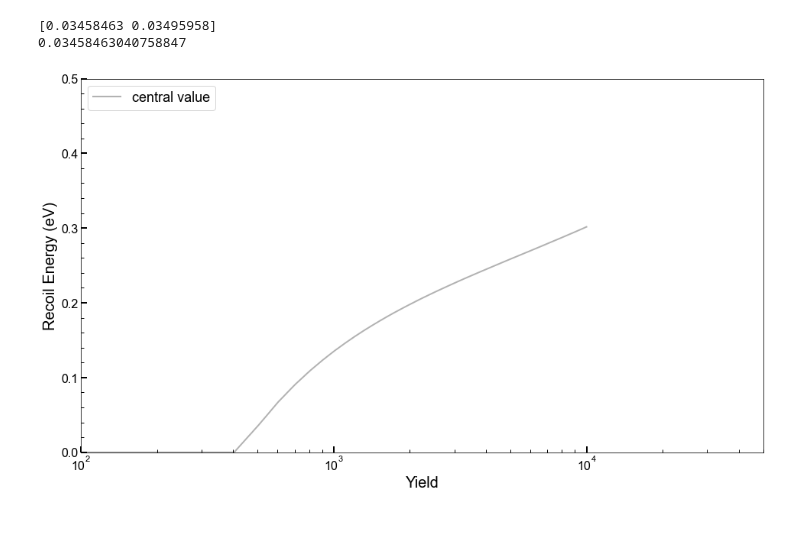
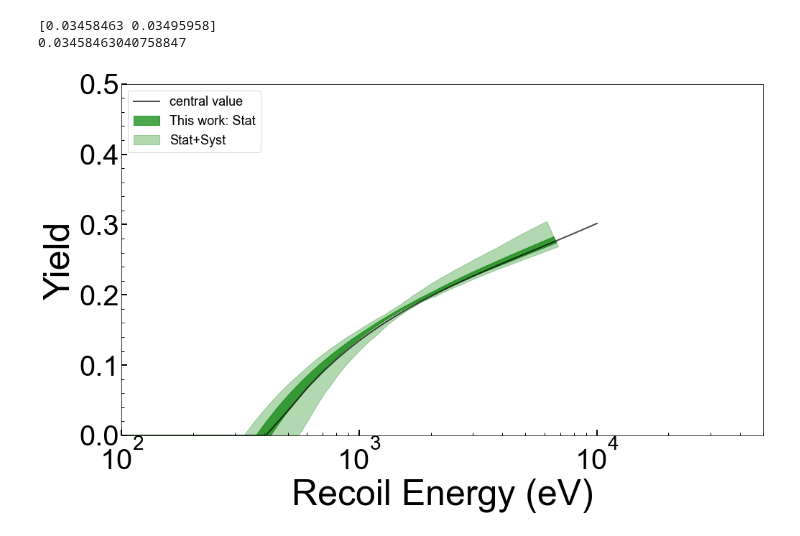
Before and after one commit to villano-lab/nrSiCap, a Jupyter notebook: 1-PRD_Figures/plot_final_yield.ipynb, the cells around one changed output. Cells and saved outputs as stored; diff of their text form; code cells hidden in the pictures.

Commit message:
[ANV] updated plot of final yield

```diff
--- a/1-PRD_Figures/plot_final_yield.ipynb
+++ b/1-PRD_Figures/plot_final_yield.ipynb
@@ -64,21 +66,32 @@ print(Yield.ySor(500,0.151,1.96e-3))  #these are the parameters from the paper.
 0.03458463040758847
 # %%
 plt.figure(figsize=(16,9))
+
+plot_fill_colors=['g','g']
+plot_alphas=[0.7,0.3]
+plot_zorders=[2,1,0]
+plot_labels=['This work: Stat','Stat+Syst']#,'+BurstSyst']
 
 vEr = np.linspace(0.0,10000,100)
 #print(ySorv(vEr))
 
-plt.plot(vEr,ySorv(vEr),label="central value",alpha=0.3,color='k')
+plt.plot(vEr,ySorv(vEr),label="central value",alpha=0.7,color='k')
 
-plt.xlabel("Yield",size=20)
-plt.ylabel("Recoil Energy (eV)",size=20)
-plt.rc('xtick', labelsize=16) #fontsize of the x tick labels
-plt.rc('ytick', labelsize=16) #fontsize of the y tick labels
+for i,RQi in enumerate(RQss):
+    Er_Ycalc_plot=np.concatenate((RQi['Er_Ycalc'][0][:1],RQi['Er_Ycalc'][1],RQi['Er_Ycalc'][0][-1:],RQi['Er_Ycalc'][2][::-1]))
+    Ydist_plot=np.concatenate((RQi['Ydist'][0][:1],RQi['Ydist'][1],RQi['Ydist'][0][-1:],RQi['Ydist'][2][::-1]))
+
+    plt.fill(Er_Ycalc_plot,Ydist_plot,color=plot_fill_colors[i],zorder=plot_zorders[i], alpha=plot_alphas[i], label=plot_labels[i])
+
+plt.ylabel("Yield")
+plt.xlabel("Recoil Energy (eV)")
+#plt.rc('xtick', labelsize=16) #fontsize of the x tick labels
+#plt.rc('ytick', labelsize=16) #fontsize of the y tick labels
 plt.xlim([100,50000])
 plt.ylim([0,0.5])
 plt.xscale('log')
 
 plt.legend(fontsize=18,loc='upper left')
 plt.show()
 # %% [output]
-[figure, old version]
+[figure, new version]
```
Also changed, not shown: parts of 1 cell of this notebook.
